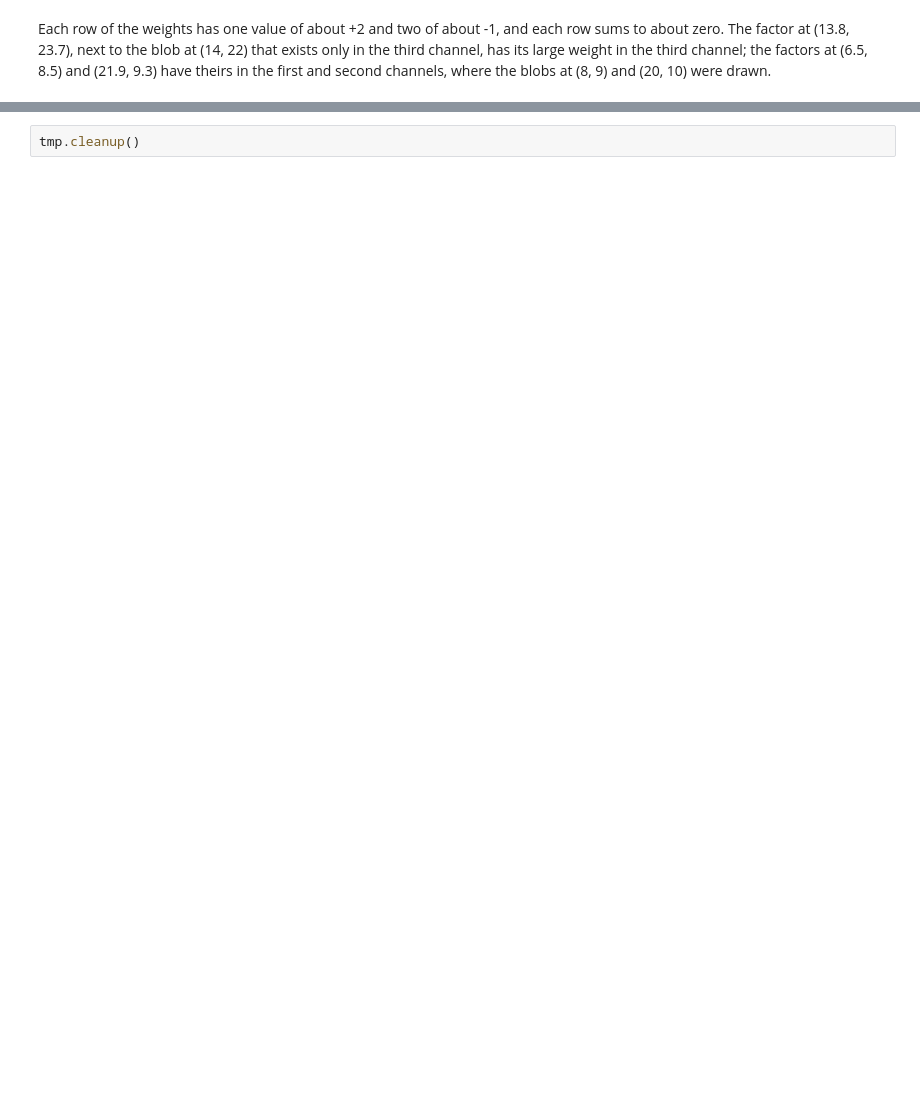
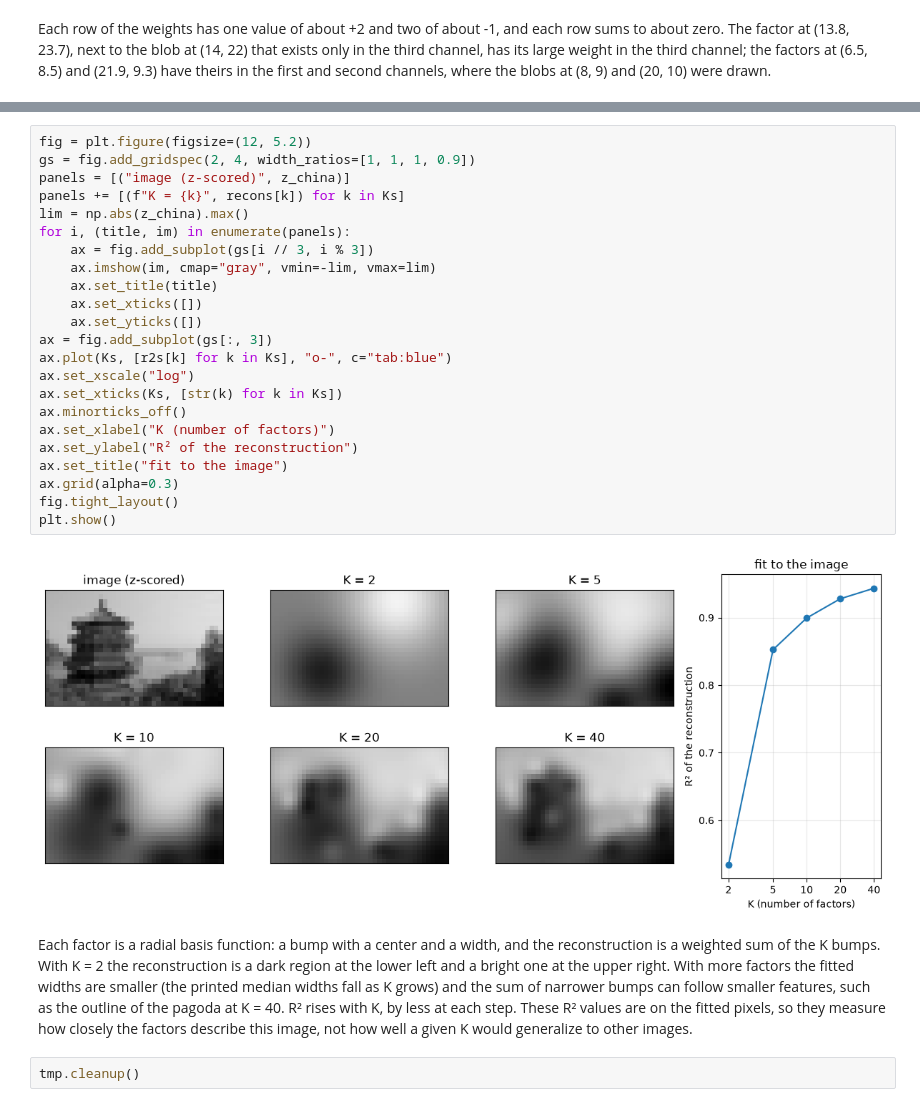
Before and after one commit to ContextLab/htfa, a Jupyter notebook: docs/tutorials/05_2d_images.ipynb, the cells around one changed output, grey strips where cells are left out. Saved outputs shown, nothing was run; the diff lists cells and outputs as text; blank space fills up the shorter version.

Commit message:
Tutorial 05: reconstructions for a range of K
Co-Authored-By: Claude Opus 5.5 <noreply@anthropic.com>

```diff
--- a/docs/tutorials/05_2d_images.ipynb
+++ b/docs/tutorials/05_2d_images.ipynb
@@ -265,2 +303,29 @@ Each row of the weights has one value of about +2 and two of about -1, and each
+# %%
+fig = plt.figure(figsize=(12, 5.2))
+gs = fig.add_gridspec(2, 4, width_ratios=[1, 1, 1, 0.9])
+panels = [("image (z-scored)", z_china)]
+panels += [(f"K = {k}", recons[k]) for k in Ks]
+lim = np.abs(z_china).max()
+for i, (title, im) in enumerate(panels):
+    ax = fig.add_subplot(gs[i // 3, i % 3])
+    ax.imshow(im, cmap="gray", vmin=-lim, vmax=lim)
+    ax.set_title(title)
+    ax.set_xticks([])
+    ax.set_yticks([])
+ax = fig.add_subplot(gs[:, 3])
+ax.plot(Ks, [r2s[k] for k in Ks], "o-", c="tab:blue")
+ax.set_xscale("log")
+ax.set_xticks(Ks, [str(k) for k in Ks])
+ax.minorticks_off()
+ax.set_xlabel("K (number of factors)")
+ax.set_ylabel("R² of the reconstruction")
+ax.set_title("fit to the image")
+ax.grid(alpha=0.3)
+fig.tight_layout()
+plt.show()
+# %% [output]
+[figure, added]
+# %% [markdown]
+Each factor is a radial basis function: a bump with a center and a width, and the reconstruction is a weighted sum of the K bumps. With K = 2 the reconstruction is a dark region at the lower left and a bright one at the upper right. With more factors the fitted widths are smaller (the printed median widths fall as K grows) and the sum of narrower bumps can follow smaller features, such as the outline of the pagoda at K = 40. R² rises with K, by less at each step. These R² values are on the fitted pixels, so they measure how closely the factors describe this image, not how well a given K would generalize to other images.
 # %%
 tmp.cleanup()
```
Also changed, not shown: parts of 5 cells of this notebook.
